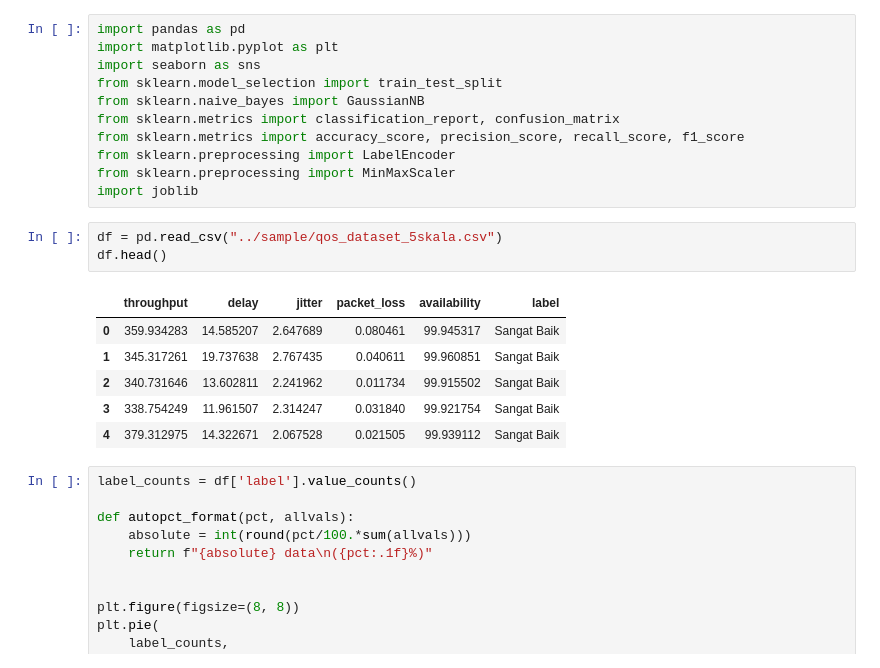
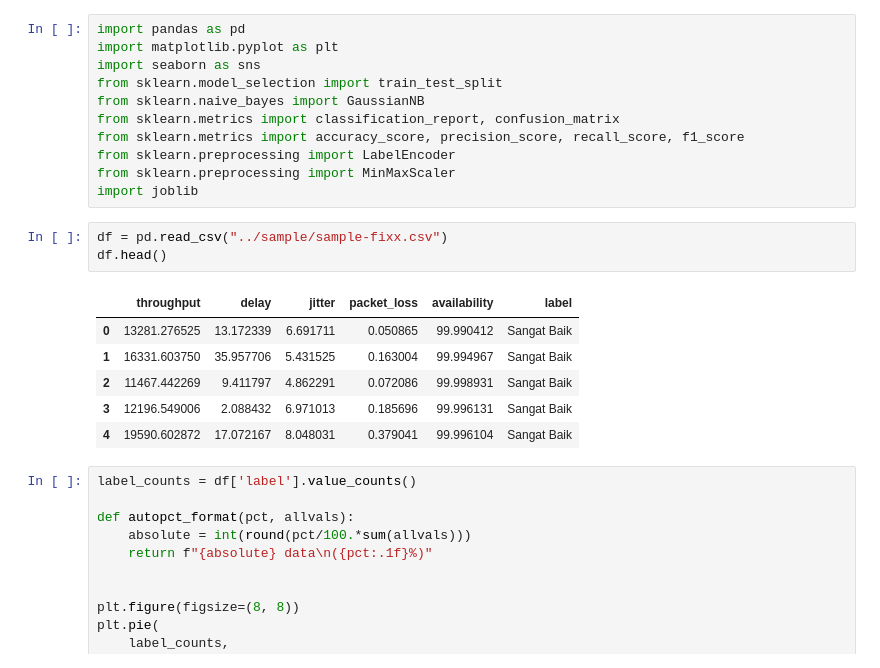
Before and after one commit to Liando18/identifikasi-peforma-jaringan, a Jupyter notebook: server/model/latihan.ipynb, the cells around one changed output. Cells and saved outputs as stored; diff of their text form.

Commit message:
Update Model, Sample, Server, dan Frontend

```diff
--- a/server/model/latihan.ipynb
+++ b/server/model/latihan.ipynb
@@ -10,15 +10,15 @@ from sklearn.preprocessing import LabelEncoder
 from sklearn.preprocessing import MinMaxScaler
 import joblib
 # %%
-df = pd.read_csv("../sample/qos_dataset_5skala.csv")
+df = pd.read_csv("../sample/sample-fixx.csv")
 df.head()
 # %% [output]
 |  | throughput | delay | jitter | packet_loss | availability | label |
-| 0 | 359.934283 | 14.585207 | 2.647689 | 0.080461 | 99.945317 | Sangat Baik |
-| 1 | 345.317261 | 19.737638 | 2.767435 | 0.040611 | 99.960851 | Sangat Baik |
-| 2 | 340.731646 | 13.602811 | 2.241962 | 0.011734 | 99.915502 | Sangat Baik |
-| 3 | 338.754249 | 11.961507 | 2.314247 | 0.031840 | 99.921754 | Sangat Baik |
-| 4 | 379.312975 | 14.322671 | 2.067528 | 0.021505 | 99.939112 | Sangat Baik |
+| 0 | 13281.276525 | 13.172339 | 6.691711 | 0.050865 | 99.990412 | Sangat Baik |
+| 1 | 16331.603750 | 35.957706 | 5.431525 | 0.163004 | 99.994967 | Sangat Baik |
+| 2 | 11467.442269 | 9.411797 | 4.862291 | 0.072086 | 99.998931 | Sangat Baik |
+| 3 | 12196.549006 | 2.088432 | 6.971013 | 0.185696 | 99.996131 | Sangat Baik |
+| 4 | 19590.602872 | 17.072167 | 8.048031 | 0.379041 | 99.996104 | Sangat Baik |
 # %%
 label_counts = df['label'].value_counts()
 
```
Also changed, not shown: parts of 1 cell of this notebook, 34 other files.
